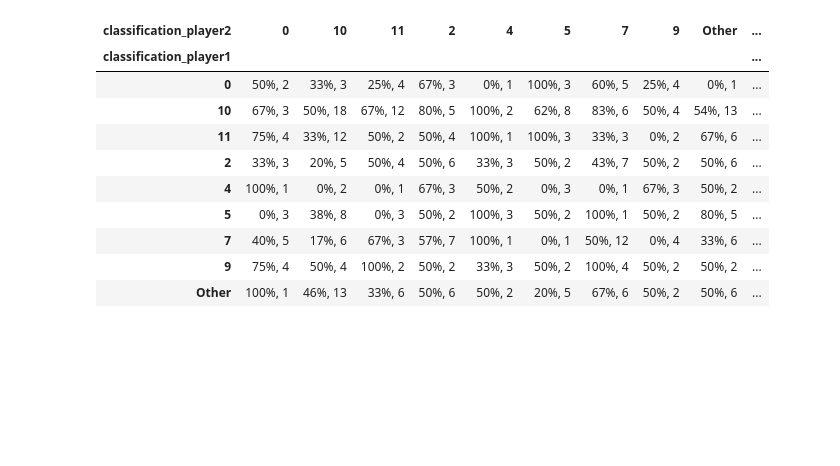
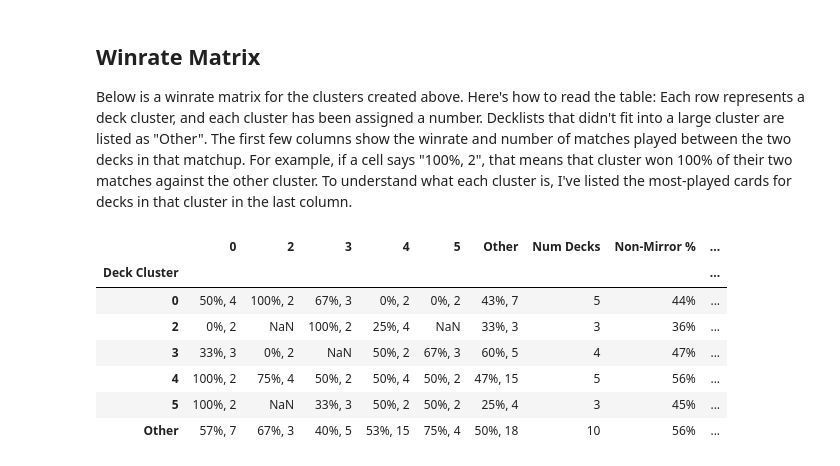
Before and after one commit to ryandkerr/set-roulette-data, a Jupyter notebook: notebooks/Deck Clustering.ipynb, the cells around one changed output. Cells and saved outputs as stored; diff of their text form; code cells hidden in the pictures; blank space fills up the shorter version.

```diff
--- a/notebooks/Deck Clustering.ipynb
+++ b/notebooks/Deck Clustering.ipynb
@@ -28,3 +63,3 @@ def display_clusters(df):
         display(dfc)
 # %%
-d = DeckClustering(db_path=DB_PATH, tournament_id=2480)
+d = DeckClustering(db_path=DB_PATH, tournament_id=7215)
@@ -37,14 +79,14 @@ d.plot_dendrogram(df=cluster_df, model=model, color_threshold=16)
+# %% [markdown]
+## Winrate Matrix
+Below is a winrate matrix for the clusters created above. Here's how to read the table: Each row represents a deck cluster, and each cluster has been assigned a number. Decklists that didn't fit into a large cluster are listed as "Other". The first few columns show the winrate and number of matches played between the two decks in that matchup. For example, if a cell says "100%, 2", that means that cluster won 100% of their two matches against the other cluster. To understand what each cluster is, I've listed the most-played cards for decks in that cluster in the last column.
 # %%
-d.get_winrate_matrix(cluster_df, min_cluster_size=4)
+d.get_winrate_matrix(cluster_df, min_cluster_size=3)
 # %% [output]
-| classification_player2 | 0 | 10 | 11 | 2 | 4 | 5 | 7 | 9 | Other | ... |
-| classification_player1 |  |  |  |  |  |  |  |  |  | ... |
-| 0 | 50%, 2 | 33%, 3 | 25%, 4 | 67%, 3 | 0%, 1 | 100%, 3 | 60%, 5 | 25%, 4 | 0%, 1 | ... |
-| 10 | 67%, 3 | 50%, 18 | 67%, 12 | 80%, 5 | 100%, 2 | 62%, 8 | 83%, 6 | 50%, 4 | 54%, 13 | ... |
-| 11 | 75%, 4 | 33%, 12 | 50%, 2 | 50%, 4 | 100%, 1 | 100%, 3 | 33%, 3 | 0%, 2 | 67%, 6 | ... |
-| 2 | 33%, 3 | 20%, 5 | 50%, 4 | 50%, 6 | 33%, 3 | 50%, 2 | 43%, 7 | 50%, 2 | 50%, 6 | ... |
-| 4 | 100%, 1 | 0%, 2 | 0%, 1 | 67%, 3 | 50%, 2 | 0%, 3 | 0%, 1 | 67%, 3 | 50%, 2 | ... |
-| 5 | 0%, 3 | 38%, 8 | 0%, 3 | 50%, 2 | 100%, 3 | 50%, 2 | 100%, 1 | 50%, 2 | 80%, 5 | ... |
-| 7 | 40%, 5 | 17%, 6 | 67%, 3 | 57%, 7 | 100%, 1 | 0%, 1 | 50%, 12 | 0%, 4 | 33%, 6 | ... |
-| 9 | 75%, 4 | 50%, 4 | 100%, 2 | 50%, 2 | 33%, 3 | 50%, 2 | 100%, 4 | 50%, 2 | 50%, 2 | ... |
-| Other | 100%, 1 | 46%, 13 | 33%, 6 | 50%, 6 | 50%, 2 | 20%, 5 | 67%, 6 | 50%, 2 | 50%, 6 | ... |
+|  | 0 | 2 | 3 | 4 | 5 | Other | Num Decks | Non-Mirror % | ... |
+| Deck Cluster |  |  |  |  |  |  |  |  | ... |
+| 0 | 50%, 4 | 100%, 2 | 67%, 3 | 0%, 2 | 0%, 2 | 43%, 7 | 5 | 44% | ... |
+| 2 | 0%, 2 | NaN | 100%, 2 | 25%, 4 | NaN | 33%, 3 | 3 | 36% | ... |
+| 3 | 33%, 3 | 0%, 2 | NaN | 50%, 2 | 67%, 3 | 60%, 5 | 4 | 47% | ... |
+| 4 | 100%, 2 | 75%, 4 | 50%, 2 | 50%, 4 | 50%, 2 | 47%, 15 | 5 | 56% | ... |
+| 5 | 100%, 2 | NaN | 33%, 3 | 50%, 2 | 50%, 2 | 25%, 4 | 3 | 45% | ... |
+| Other | 57%, 7 | 67%, 3 | 40%, 5 | 53%, 15 | 75%, 4 | 50%, 18 | 10 | 56% | ... |
```
Also changed, not shown: parts of 11 cells of this notebook, 4 other files.
